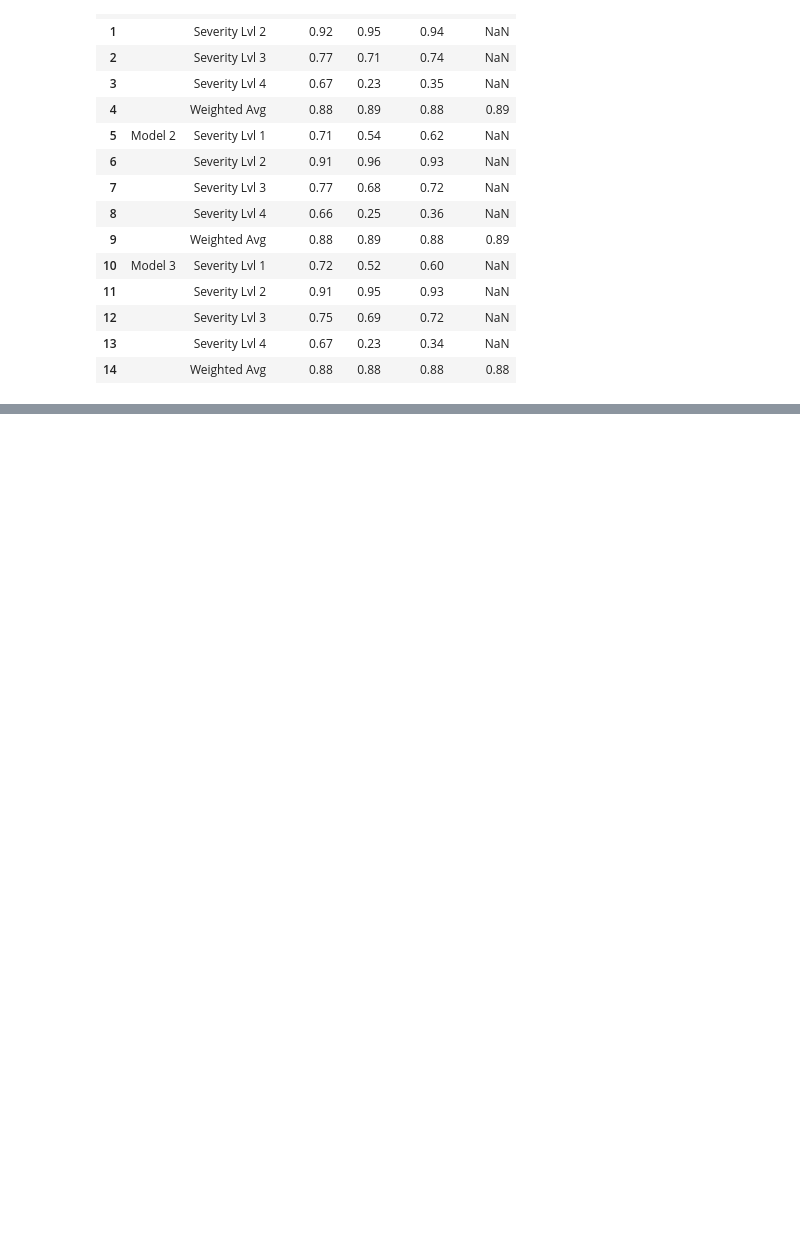
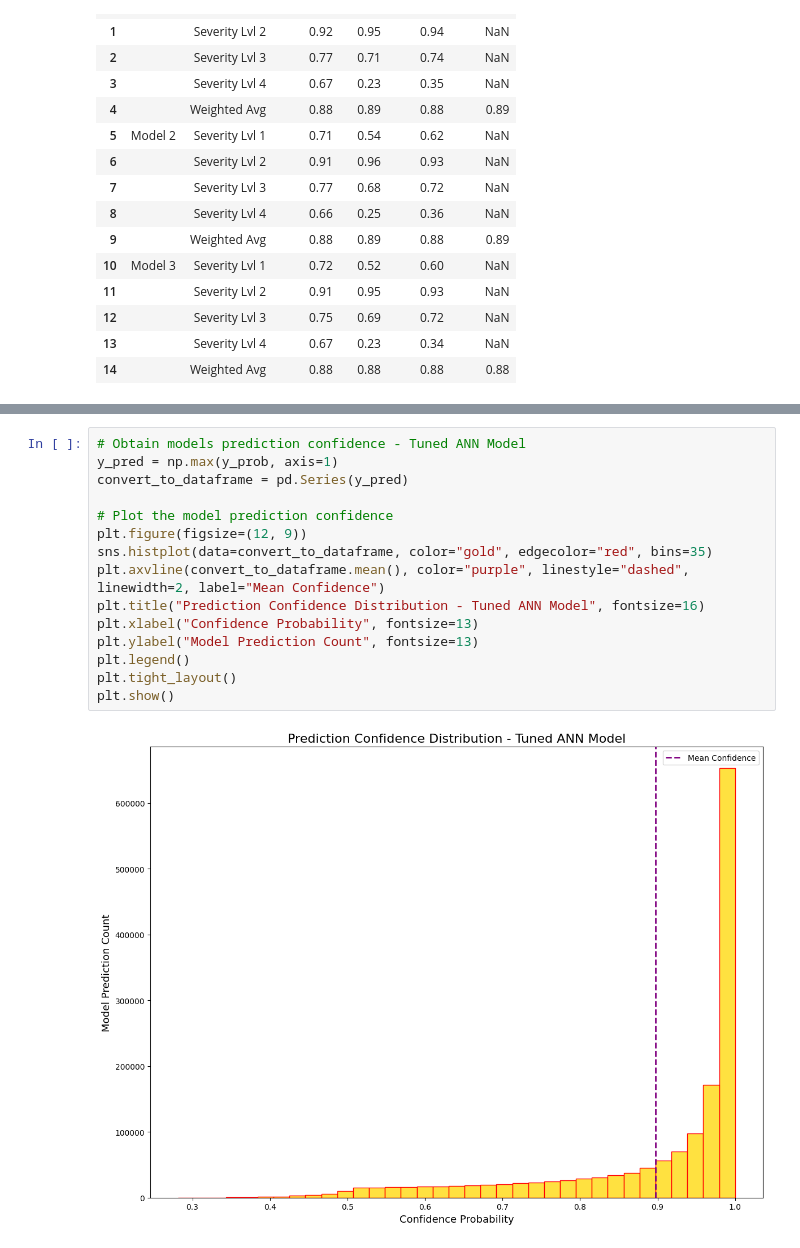
Before and after one commit to johnsonr03/Accident-Severity-Classification, a Jupyter notebook: notebooks/Complete_Artefact_v3.ipynb, the cells around one changed output, grey strips where cells are left out. Cells and saved outputs as stored; diff of their text form; blank space fills up the shorter version.

```diff
--- a/notebooks/Complete_Artefact_v3.ipynb
+++ b/notebooks/Complete_Artefact_v3.ipynb
@@ -1053,0 +1212,17 @@ display(US_acc_severe_total_results)
+# %%
+# Obtain models prediction confidence - Tuned ANN Model
+y_pred = np.max(y_prob, axis=1)
+convert_to_dataframe = pd.Series(y_pred)
+
+# Plot the model prediction confidence
+plt.figure(figsize=(12, 9))
+sns.histplot(data=convert_to_dataframe, color="gold", edgecolor="red", bins=35)
+plt.axvline(convert_to_dataframe.mean(), color="purple", linestyle="dashed", linewidth=2, label="Mean Confidence")
+plt.title("Prediction Confidence Distribution - Tuned ANN Model", fontsize=16)
+plt.xlabel("Confidence Probability", fontsize=13)
+plt.ylabel("Model Prediction Count", fontsize=13)
+plt.legend()
+plt.tight_layout()
+plt.show()
+# %% [output]
+[figure, added]
```
Also changed, not shown: parts of 7 cells of this notebook.
